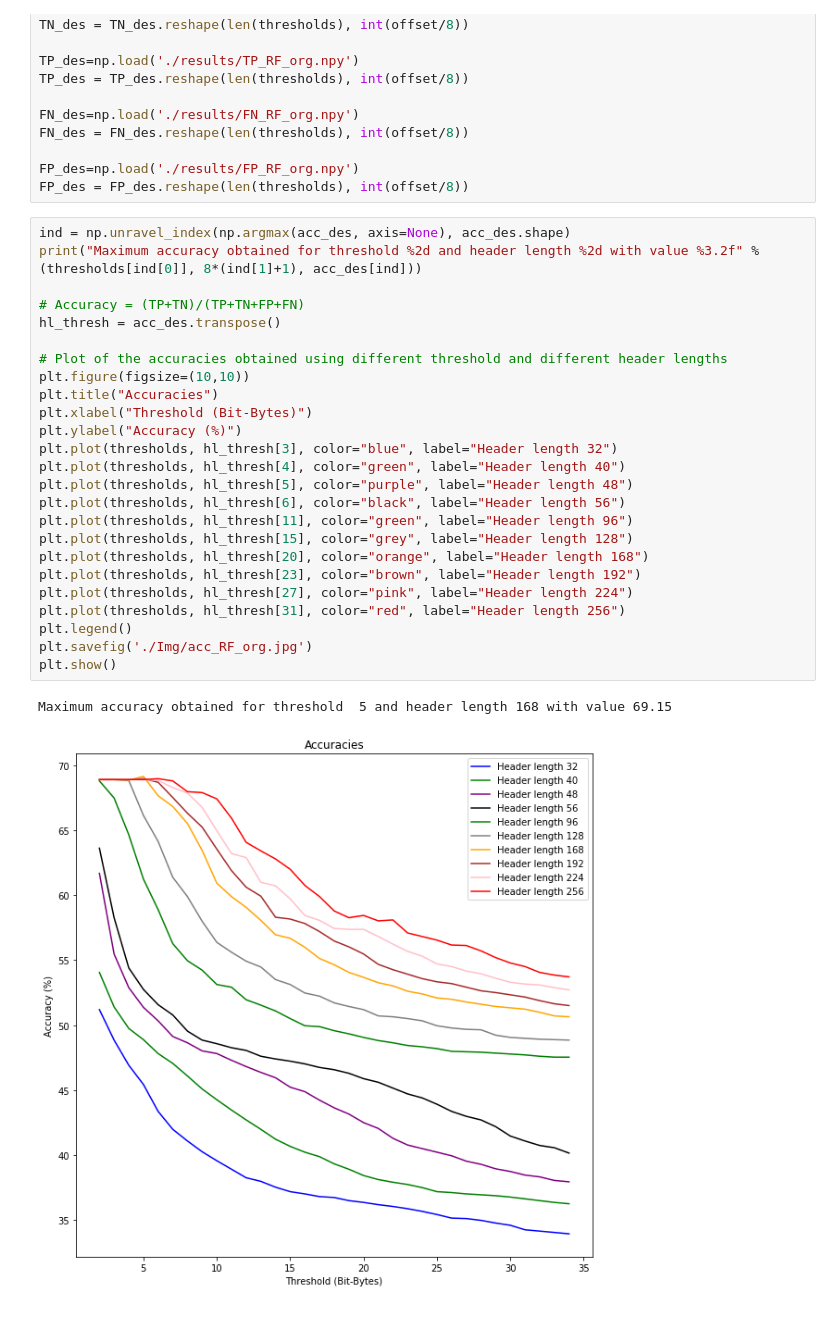
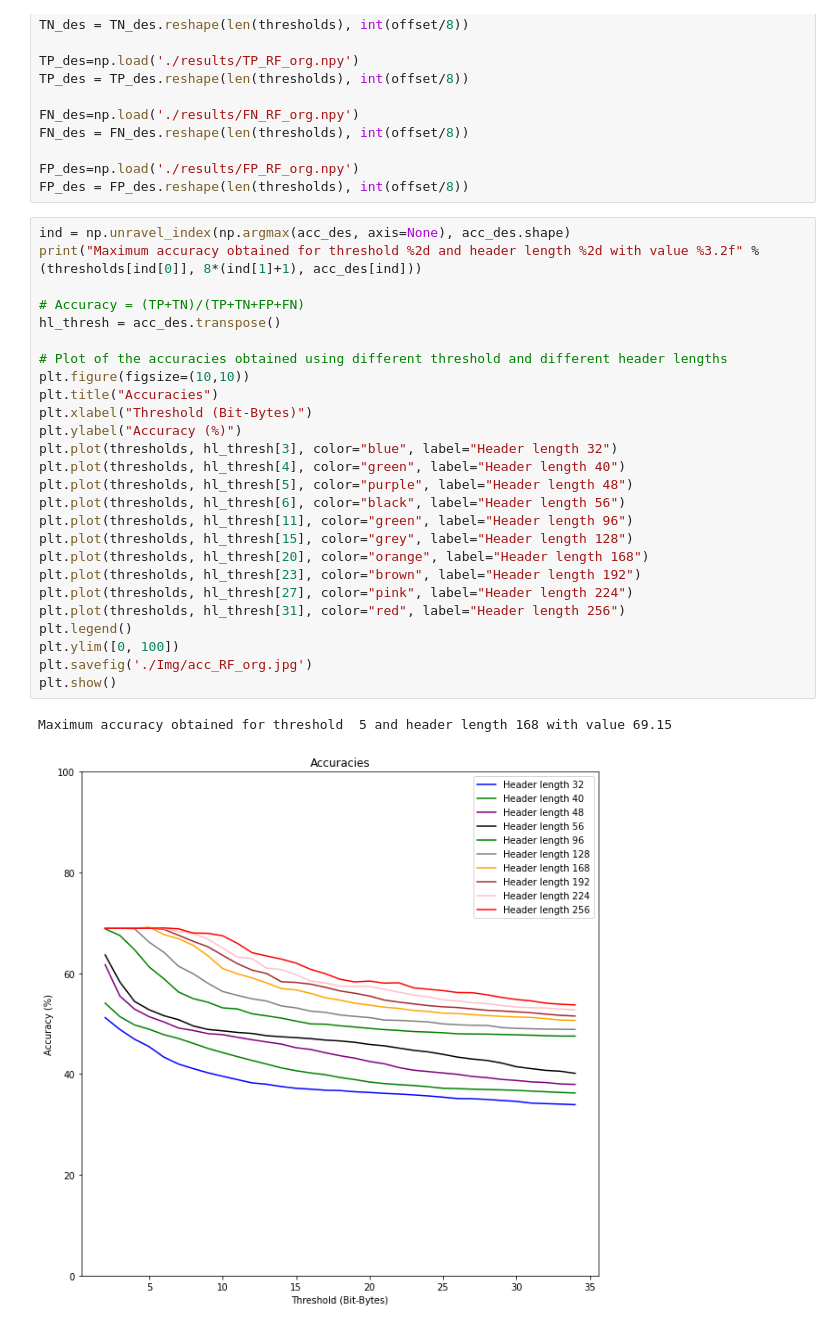
Before and after one commit to gomitolof/DAA-for-Ransomware-detection, a Jupyter notebook: RF_org.ipynb, the cells around one changed output. Cells and saved outputs as stored; diff of their text form.

```diff
--- a/RF_org.ipynb
+++ b/RF_org.ipynb
@@ -203,31 +203,32 @@ FP_des = FP_des.reshape(len(thresholds), int(offset/8))
 # %%
 ind = np.unravel_index(np.argmax(acc_des, axis=None), acc_des.shape)
 print("Maximum accuracy obtained for threshold %2d and header length %2d with value %3.2f" % (thresholds[ind[0]], 8*(ind[1]+1), acc_des[ind]))
 
 # Accuracy = (TP+TN)/(TP+TN+FP+FN)
 hl_thresh = acc_des.transpose()
 
 # Plot of the accuracies obtained using different threshold and different header lengths
 plt.figure(figsize=(10,10))
 plt.title("Accuracies")
 plt.xlabel("Threshold (Bit-Bytes)")
 plt.ylabel("Accuracy (%)")
 plt.plot(thresholds, hl_thresh[3], color="blue", label="Header length 32")
 plt.plot(thresholds, hl_thresh[4], color="green", label="Header length 40")
 plt.plot(thresholds, hl_thresh[5], color="purple", label="Header length 48")
 plt.plot(thresholds, hl_thresh[6], color="black", label="Header length 56")
 plt.plot(thresholds, hl_thresh[11], color="green", label="Header length 96")
 plt.plot(thresholds, hl_thresh[15], color="grey", label="Header length 128")
 plt.plot(thresholds, hl_thresh[20], color="orange", label="Header length 168")
 plt.plot(thresholds, hl_thresh[23], color="brown", label="Header length 192")
 plt.plot(thresholds, hl_thresh[27], color="pink", label="Header length 224")
 plt.plot(thresholds, hl_thresh[31], color="red", label="Header length 256")
 plt.legend()
+plt.ylim([0, 100])
 plt.savefig('./Img/acc_RF_org.jpg')
 plt.show()
 # %% [output]
 Maximum accuracy obtained for threshold  5 and header length 168 with value 69.15
-[figure, old version]
+[figure, new version]
 # %%
 #Precision = TP/TP+FP
 
```
Also changed, not shown: parts of 3 cells of this notebook, 54 other files.
